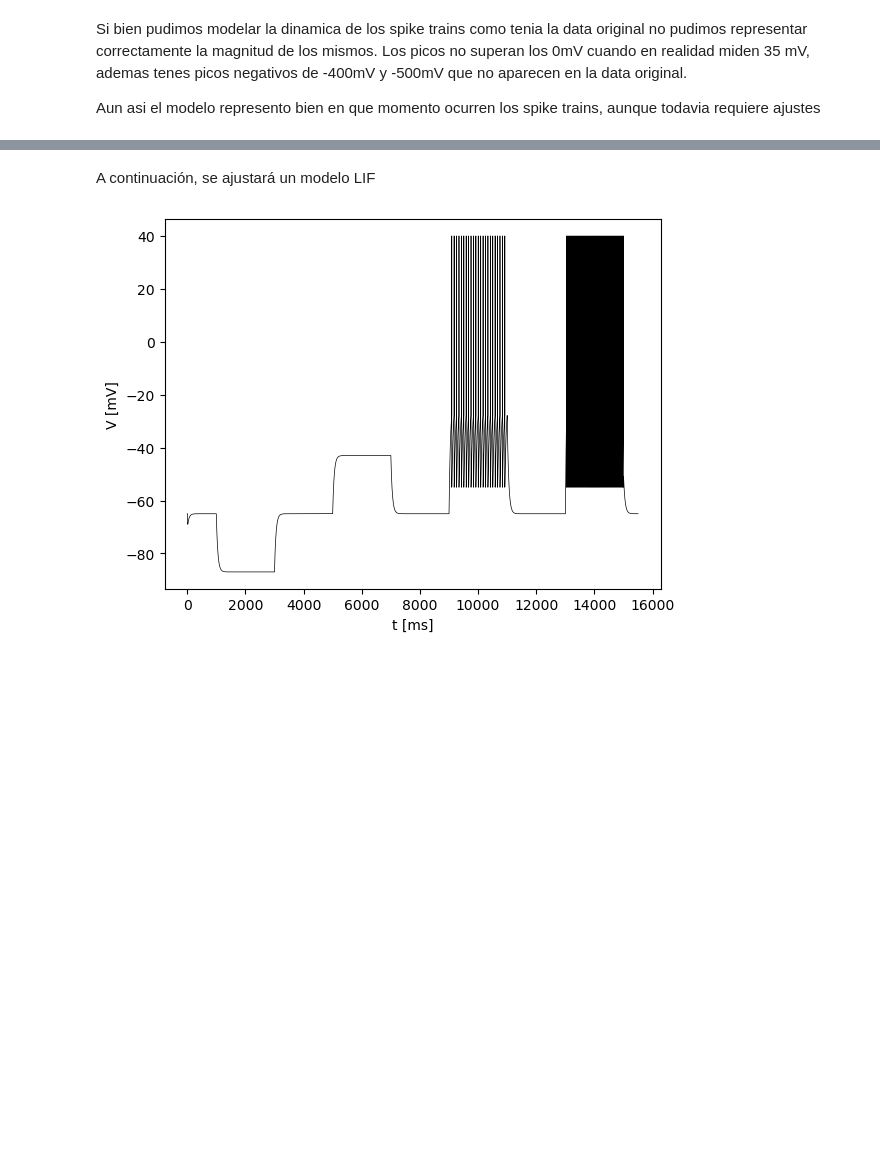
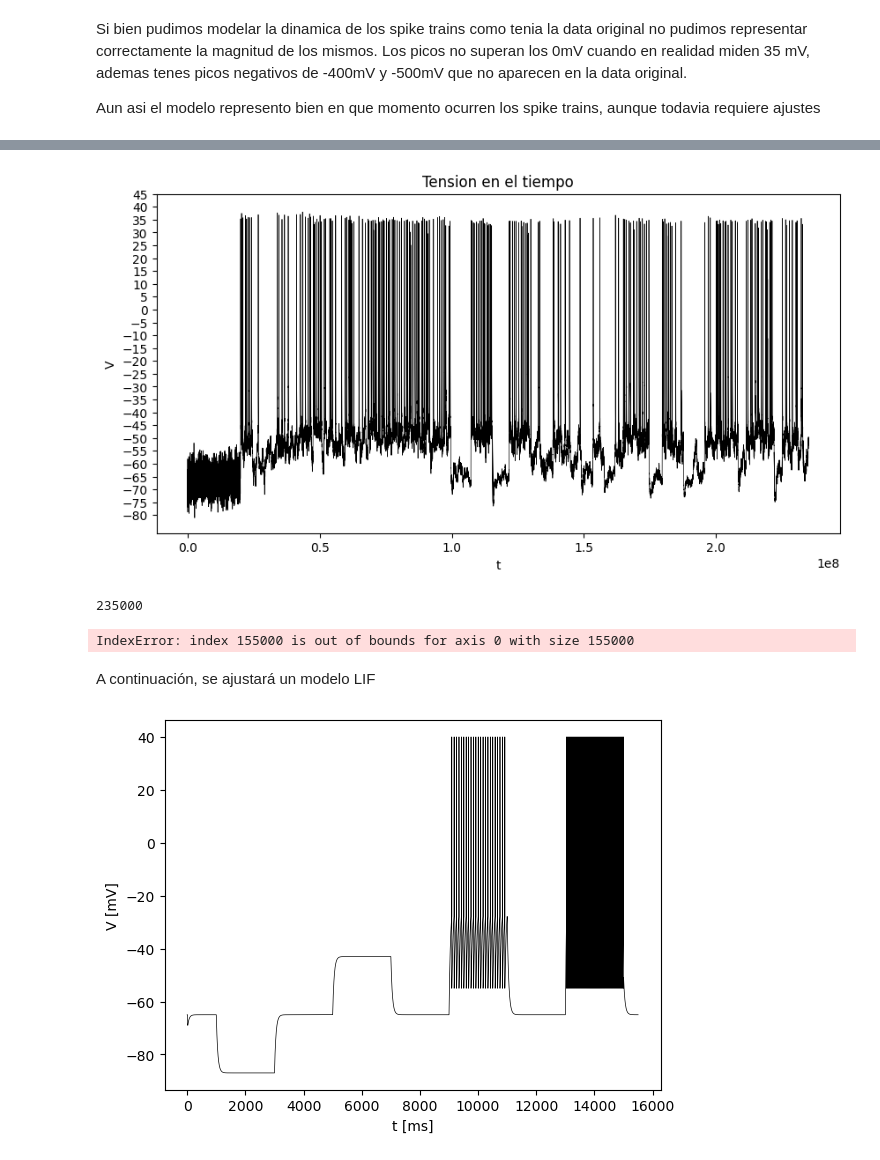
Before and after one commit to gonzagrau/Neuro-16-82, a Jupyter notebook: Trabajo Final/result_prelim_Grau_Gonzalez.ipynb, the cells around one changed output, grey strips where cells are left out. Drawn from its saved outputs; the diff is of its cells as text; code cells hidden in the pictures; blank space fills up the shorter version.

```diff
--- a/Trabajo Final/result_prelim_Grau_Gonzalez.ipynb
+++ b/Trabajo Final/result_prelim_Grau_Gonzalez.ipynb
@@ -136,3 +139,23 @@ plt.show()
+# %%
+# graficamos
+t = np.arange(0,len(v_test),1)
+plt.figure(figsize=(10, 5))
+plt.plot(t/ms, v_test, "k-", linewidth=0.5)
+plt.xlabel('t')
+plt.ylabel('V')
+plt.title('Tension en el tiempo')
+plt.yticks(np.arange(-80, 50, 5))
+plt.show()
+# %% [output]
+[figure, added]
+# %%
+print(len(v_test))
+# %% [output]
+235000
+# %%
+X,sim_spikes = adex.simulate_trajectory(t, I_train, plot=True)
+# %% [output]
+IndexError: index 155000 is out of bounds for axis 0 with size 155000
 # %% [markdown]
 A continuación, se ajustará un modelo LIF
 # %%
```
Also changed, not shown: parts of 6 cells of this notebook, 1 other file.
